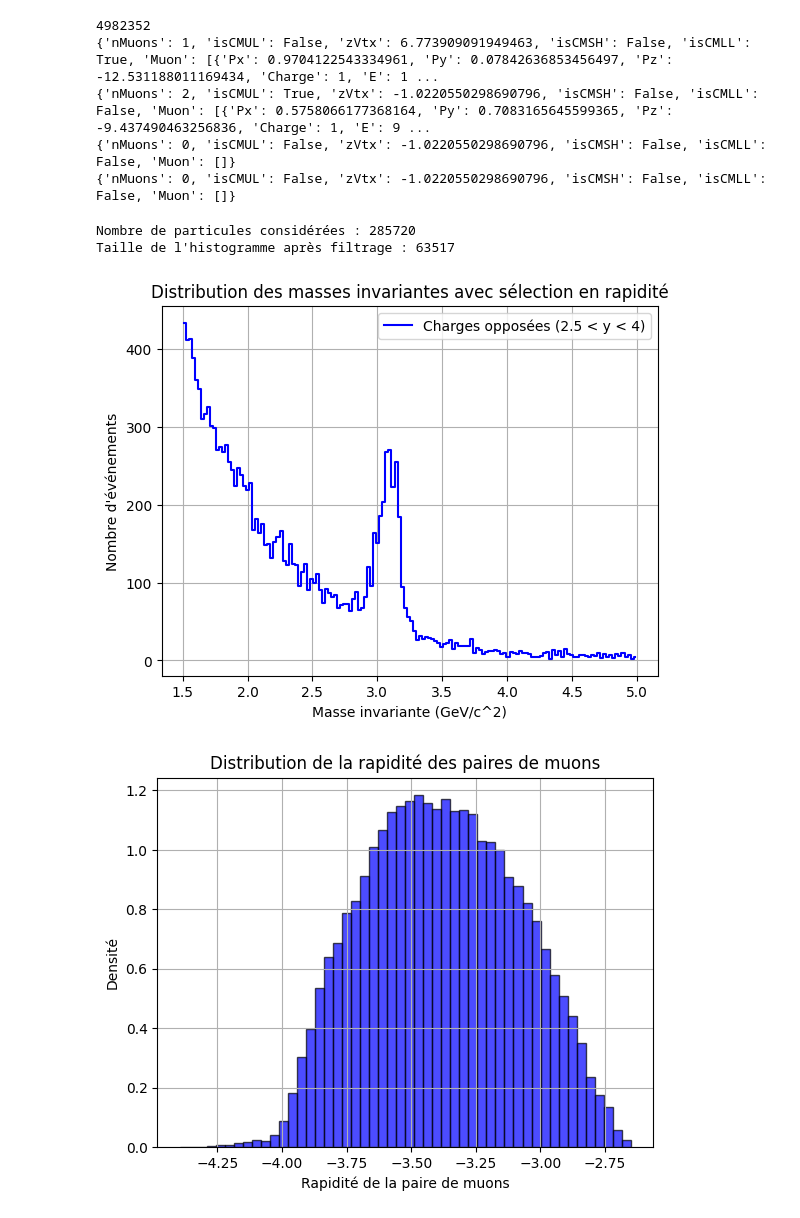
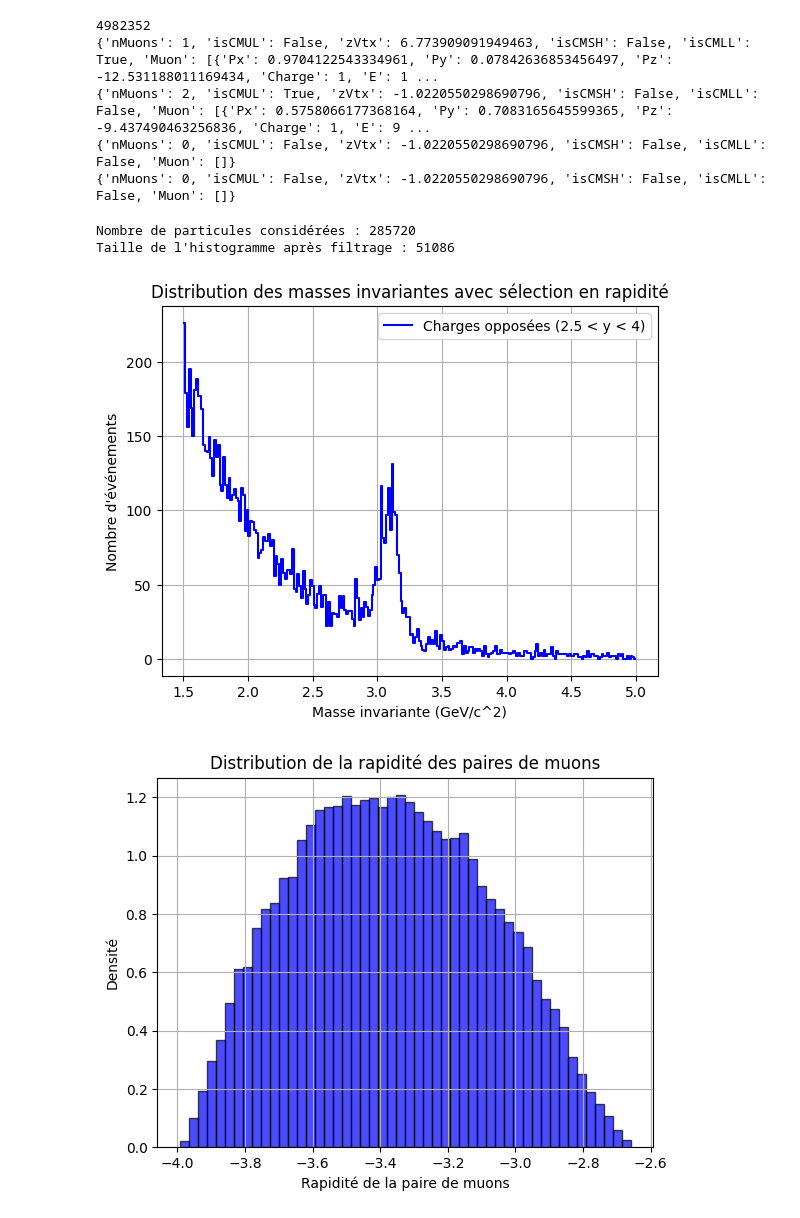
Before and after one commit to nantes-m2-rps-exp/qqbar2mumu-2024, a Jupyter notebook: notebooks/Discrimination.ipynb, the cells around one changed output. Cells and saved outputs as stored; diff of their text form; code cells hidden in the pictures.

```diff
--- a/notebooks/Discrimination.ipynb
+++ b/notebooks/Discrimination.ipynb
@@ -98,46 +98,48 @@ opposite_charge_pairs = muon_pairs[
     (muon_pairs.muon1.charge != muon_pairs.muon2.charge)
     & (muon_pairs.muon1.matchedTrgThreshold == 2)
     & (muon_pairs.muon2.matchedTrgThreshold == 2)
-    & (muon_pairs.muon1.DCA <= 1.5)
-    & (muon_pairs.muon2.DCA <= 1.5)
+    & (muon_pairs.muon1.DCA*muon_pairs.muon1.mag <= 600)
+    & (muon_pairs.muon2.DCA*muon_pairs.muon2.mag <= 600)
+    & (muon_pairs.muon1.DCA*muon_pairs.muon1.mag >= 0)
+    & (muon_pairs.muon2.DCA*muon_pairs.muon2.mag >= 0)
     & (muon_pairs.muon1.theta <= 10)
     & (muon_pairs.muon2.theta <= 10)
     & (muon_pairs.muon1.theta >= 3)
     & (muon_pairs.muon2.theta >= 3)
     & (muon_pairs.muon1.eta <= -2.5)
-    & (muon_pairs.muon1.eta <= -2.5)
+    & (muon_pairs.muon2.eta <= -2.5)
     & (muon_pairs.muon2.eta >= -4)
-    & (muon_pairs.muon2.eta >= -4)
+    & (muon_pairs.muon1.eta >= -4)
 ]
 
 # Calcul des masses invariantes et de la rapidité
 masses_opposite = (opposite_charge_pairs.muon1 + opposite_charge_pairs.muon2).mass
 y_pair = (opposite_charge_pairs.muon1 + opposite_charge_pairs.muon2).rapidity
 
 # Appliquer le filtre de rapidité
 filtered_masses = masses_opposite[(y_pair <= -2.5) & (y_pair >= -4)]
 
 # Aplatir les données et filtrer les masses entre 0 et 10 GeV
 flattened_opposite = ak.flatten(filtered_masses[(filtered_masses >= 0) & (filtered_masses <= 10)], axis=None)
 
 # Calcul des histogrammes avec numpy
-bins = 150
+bins = 250
 hist_opposite, bin_edges = np.histogram(flattened_opposite, bins=bins, range=(1.5, 5))
 print("Taille de l'histogramme après filtrage :", len(flattened_opposite))
 
 # Tracer l'histogramme
 bin_centers = (bin_edges[:-1] + bin_edges[1:]) / 2
 plt.step(bin_centers, hist_opposite, where="mid", label="Charges opposées (2.5 < y < 4)", color="blue")
 plt.xlabel("Masse invariante (GeV/c^2)")
 plt.ylabel("Nombre d'événements")
 plt.title("Distribution des masses invariantes avec sélection en rapidité")
 plt.grid(True)
 plt.legend()
 plt.show()
 # %% [output]
 Nombre de particules considérées : 285720
-Taille de l'histogramme après filtrage : 63517
+Taille de l'histogramme après filtrage : 51086
-[figure, old version]
+[figure, new version]
 # %%
 y_pair = ak.flatten(y_pair)  # Conversion en array numpy pour Matplotlib
 
@@ -153,7 +155,7 @@ plt.grid(True)
 # Affichage du graphique
 plt.show()
 # %% [output]
-[figure, old version]
+[figure, new version]
 # %%
 import matplotlib.pyplot as plt
 import numpy as np
```
Also changed, not shown: parts of 5 cells of this notebook.
